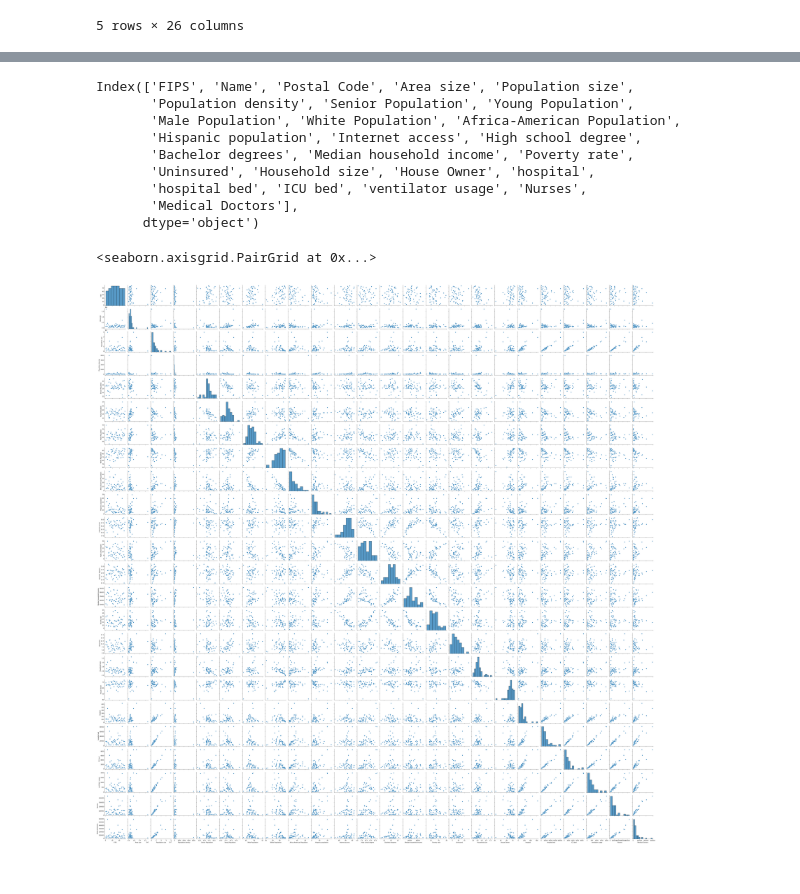
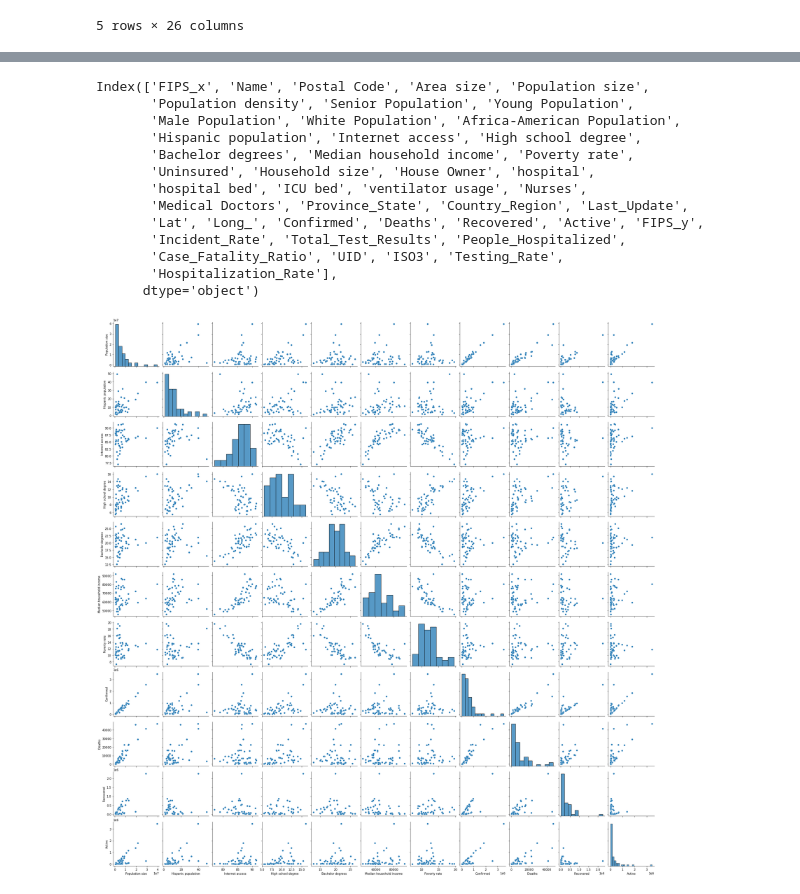
Before and after one commit to mrhartnett10/Covid19-Clustering-Demographic-Analysis-Group-Project, a Jupyter notebook: MH-EDA.ipynb, the cells around one changed output, grey strips where cells are left out. Saved outputs shown, nothing was run; the diff lists cells and outputs as text; code cells hidden in the pictures.

```diff
--- a/MH-EDA.ipynb
+++ b/MH-EDA.ipynb
@@ -4,6 +4,7 @@ import matplotlib.pyplot as plt
 import seaborn as sns
 # %%
 df = pd.read_csv('data/Socioeconomic Data/Socioeconomic determinants/socioeconomic determinant for state.csv')
+df_2 = pd.read_csv('data/csse_covid_19_daily_reports_us/02-15-2021.csv')
 # %%
 df.head()
 # %% [output]
@@ -16,0 +38,3 @@ df.head()
+# %%
+dmf=df.merge(df_2, left_on='Name', right_on='Province_State')
+dmf
@@ -17,17 +60,22 @@ df.head()
 # %%
-df.columns
+dmf.columns
 # %% [output]
-Index(['FIPS', 'Name', 'Postal Code', 'Area size', 'Population size',
+Index(['FIPS_x', 'Name', 'Postal Code', 'Area size', 'Population size',
        'Population density', 'Senior Population', 'Young Population',
        'Male Population', 'White Population', 'Africa-American Population',
        'Hispanic population', 'Internet access', 'High school degree',
        'Bachelor degrees', 'Median household income', 'Poverty rate',
        'Uninsured', 'Household size', 'House Owner', 'hospital',
        'hospital bed', 'ICU bed', 'ventilator usage', 'Nurses',
-       'Medical Doctors'],
+       'Medical Doctors', 'Province_State', 'Country_Region', 'Last_Update',
+       'Lat', 'Long_', 'Confirmed', 'Deaths', 'Recovered', 'Active', 'FIPS_y',
+       'Incident_Rate', 'Total_Test_Results', 'People_Hospitalized',
+       'Case_Fatality_Ratio', 'UID', 'ISO3', 'Testing_Rate',
+       'Hospitalization_Rate'],
       dtype='object')
-# %%
-sns.pairplot(df)
-# %% [output]
-<seaborn.axisgrid.PairGrid at 0x...>
-[figure, removed]
+# %%
+sns.pairplot(dmf[['Name', 'Population size','Hispanic population', 'Internet access', 'High school degree',
+       'Bachelor degrees', 'Median household income', 'Poverty rate',
+        'Confirmed', 'Deaths', 'Recovered', 'Active']]);
+# %% [output]
+[figure, added]
```
Also changed, not shown: parts of 3 cells of this notebook, 2 other files.
